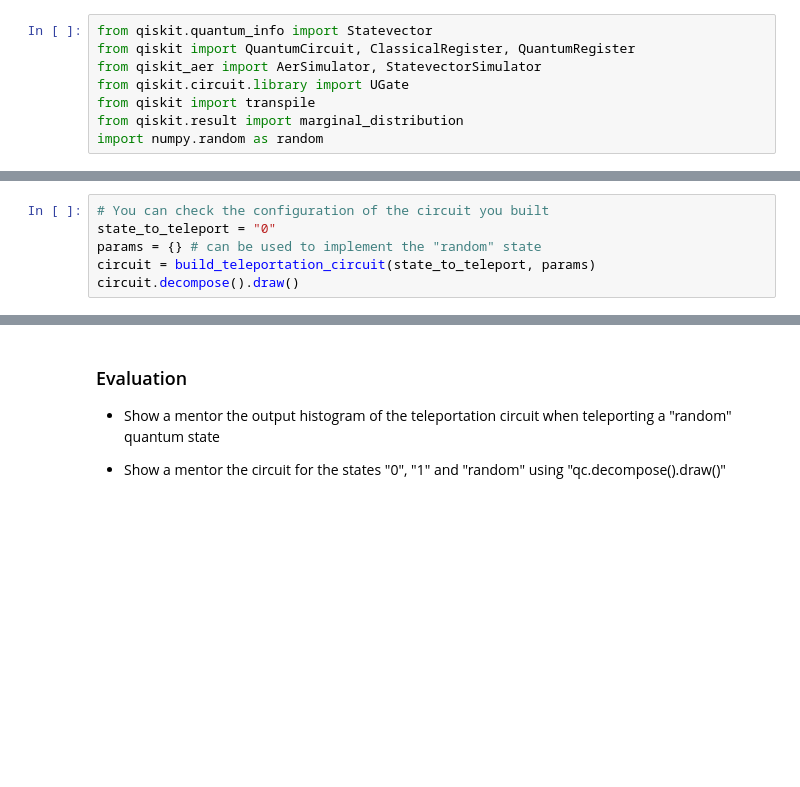
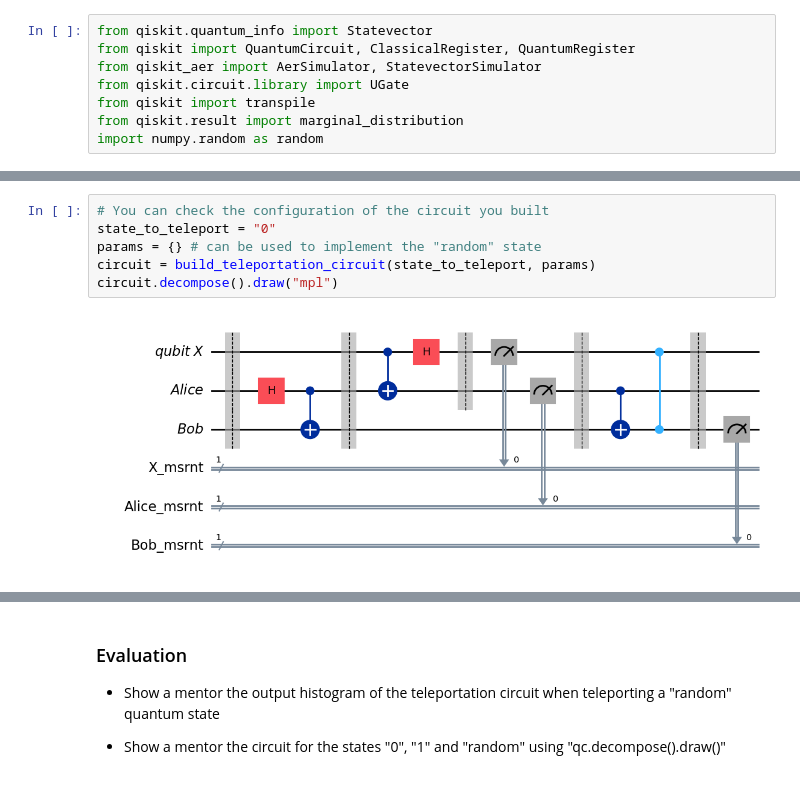
Before and after one commit to MahkameSalimi/iQuCodeFest2025_QuanTech, a Jupyter notebook: side_quests/teleportation_superdensecoding/teleportation_superdensecoding.ipynb, the cells around one changed output, grey strips where cells are left out. Drawn from its saved outputs; the diff is of its cells as text; blank space fills up the shorter version.

```diff
--- a/side_quests/teleportation_superdensecoding/teleportation_superdensecoding.ipynb
+++ b/side_quests/teleportation_superdensecoding/teleportation_superdensecoding.ipynb
@@ -533,6 +503,8 @@ def build_teleportation_circuit(state: str, params) -> QuantumCircuit:
 # %%
 # You can check the configuration of the circuit you built
 state_to_teleport = "0"
 params = {} # can be used to implement the "random" state
 circuit = build_teleportation_circuit(state_to_teleport, params)
-circuit.decompose().draw()
+circuit.decompose().draw("mpl")
+# %% [output]
+[figure, added]
```
Also changed, not shown: parts of 10 cells of this notebook.
